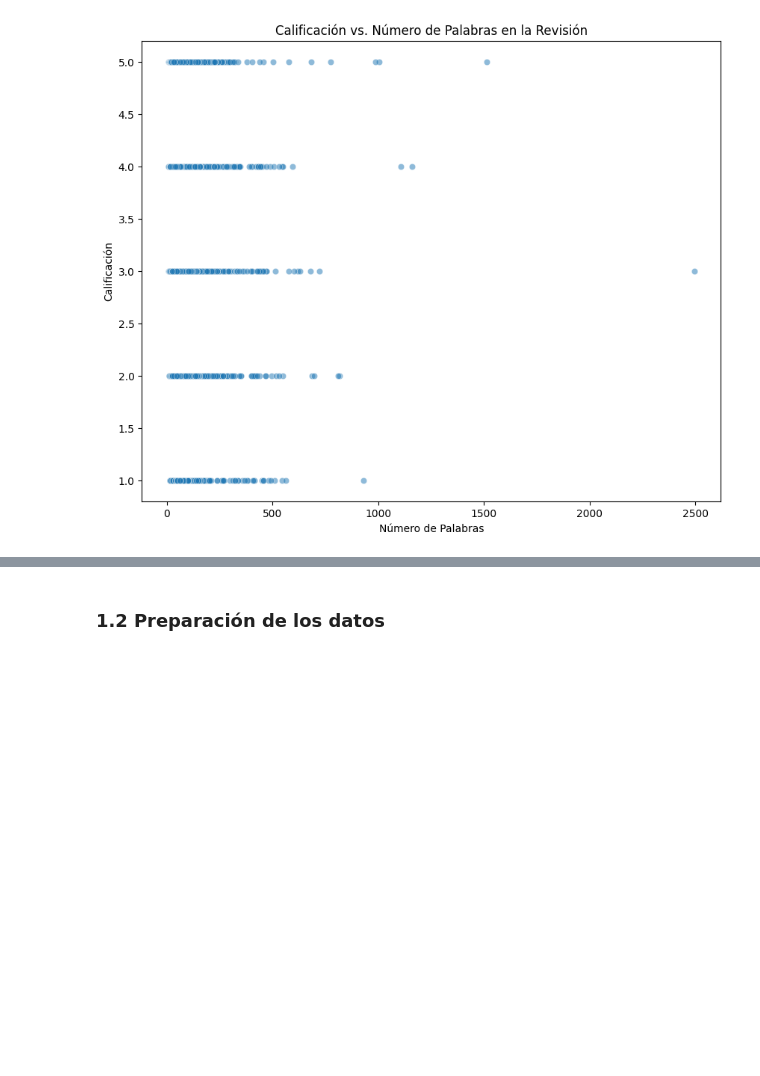
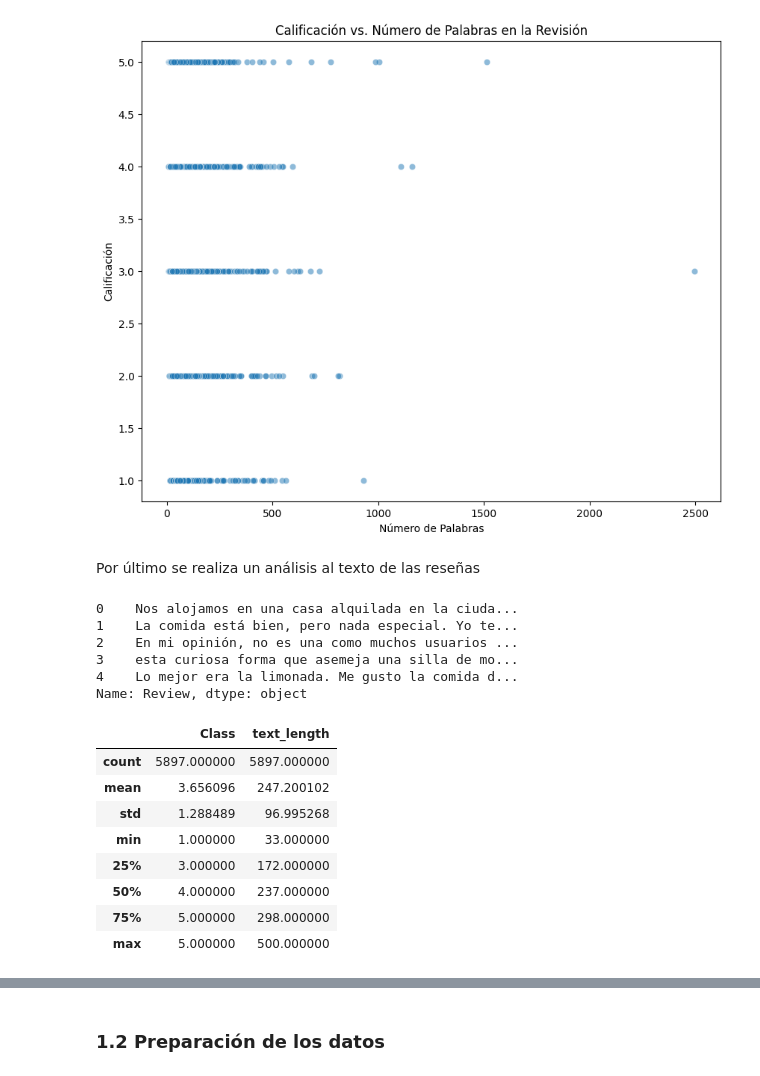
Before and after one commit to BI-Grupo36/Proyecto1_Etapa1, a Jupyter notebook: Proyecto1_Etapa1.ipynb, the cells around one changed output, grey strips where cells are left out. Saved outputs shown, nothing was run; the diff lists cells and outputs as text; code cells hidden in the pictures; blank space fills up the shorter version.

```diff
--- a/Proyecto1_Etapa1.ipynb
+++ b/Proyecto1_Etapa1.ipynb
@@ -139,0 +157,30 @@ plt.show()
+# %% [markdown]
+Por último se realiza un análisis al texto de las reseñas
+# %%
+df['Review'].head()
+# %% [output]
+0    Nos alojamos en una casa alquilada en la ciuda...
+1    La comida está bien, pero nada especial. Yo te...
+2    En mi opinión, no es una como muchos usuarios ...
+3    esta curiosa forma que asemeja una silla de mo...
+4    Lo mejor era la limonada. Me gusto la comida d...
+Name: Review, dtype: object
+# %%
+
+# Se eliminan las reseñas con más de 500 palabras
+df = df[df['Review'].apply(lambda x: len(x) <= 500)]
+df_filtered = df.copy()
+# %%
+# Length of each text entry
+df_filtered['text_length'] = df_filtered['Review'].apply(lambda x: len(x))
+df_filtered.describe()
+# %% [output]
+|  | Class | text_length |
+| count | 5897.000000 | 5897.000000 |
+| mean | 3.656096 | 247.200102 |
+| std | 1.288489 | 96.995268 |
+| min | 1.000000 | 33.000000 |
+| 25% | 3.000000 | 172.000000 |
+| 50% | 4.000000 | 237.000000 |
+| 75% | 5.000000 | 298.000000 |
+| max | 5.000000 | 500.000000 |
```
Also changed, not shown: parts of 66 cells of this notebook.
